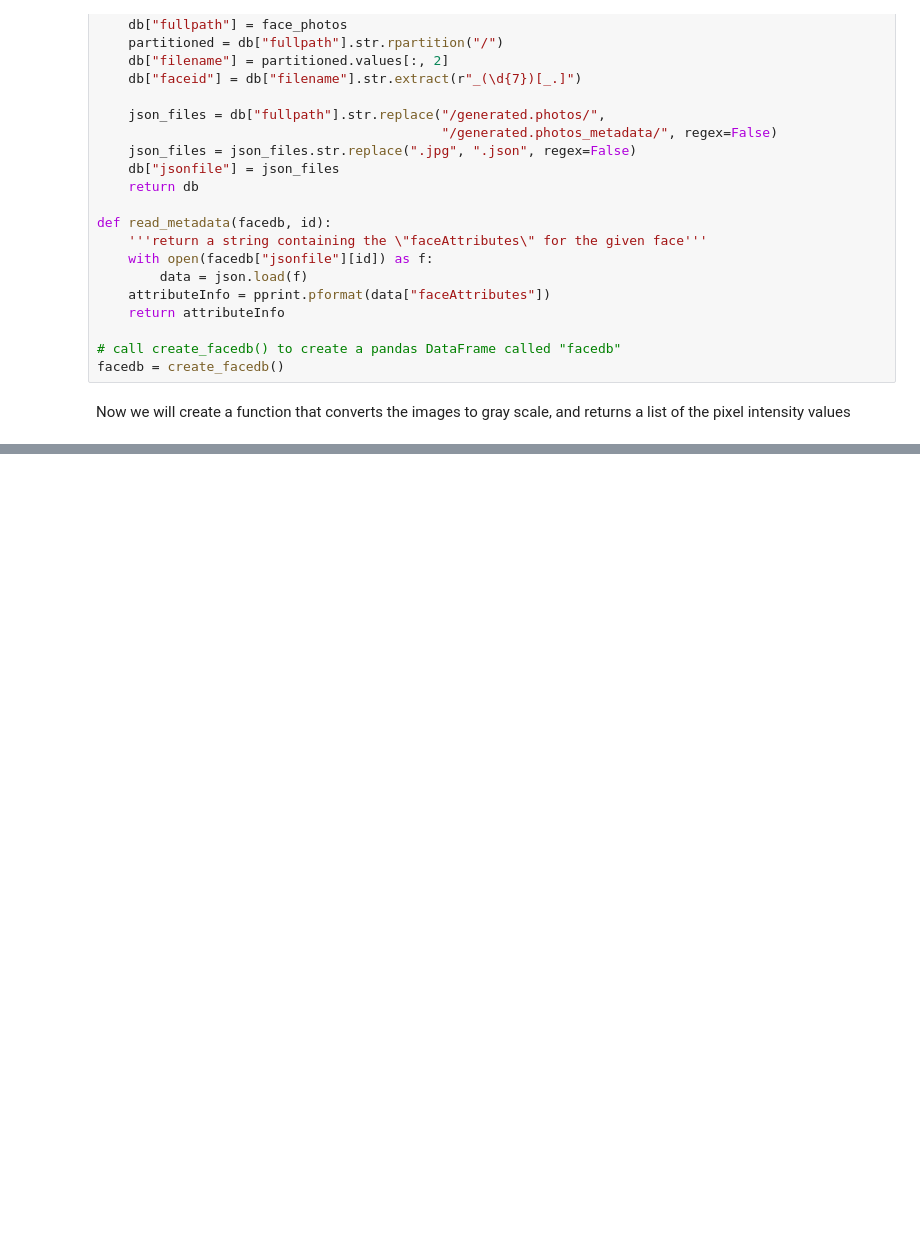
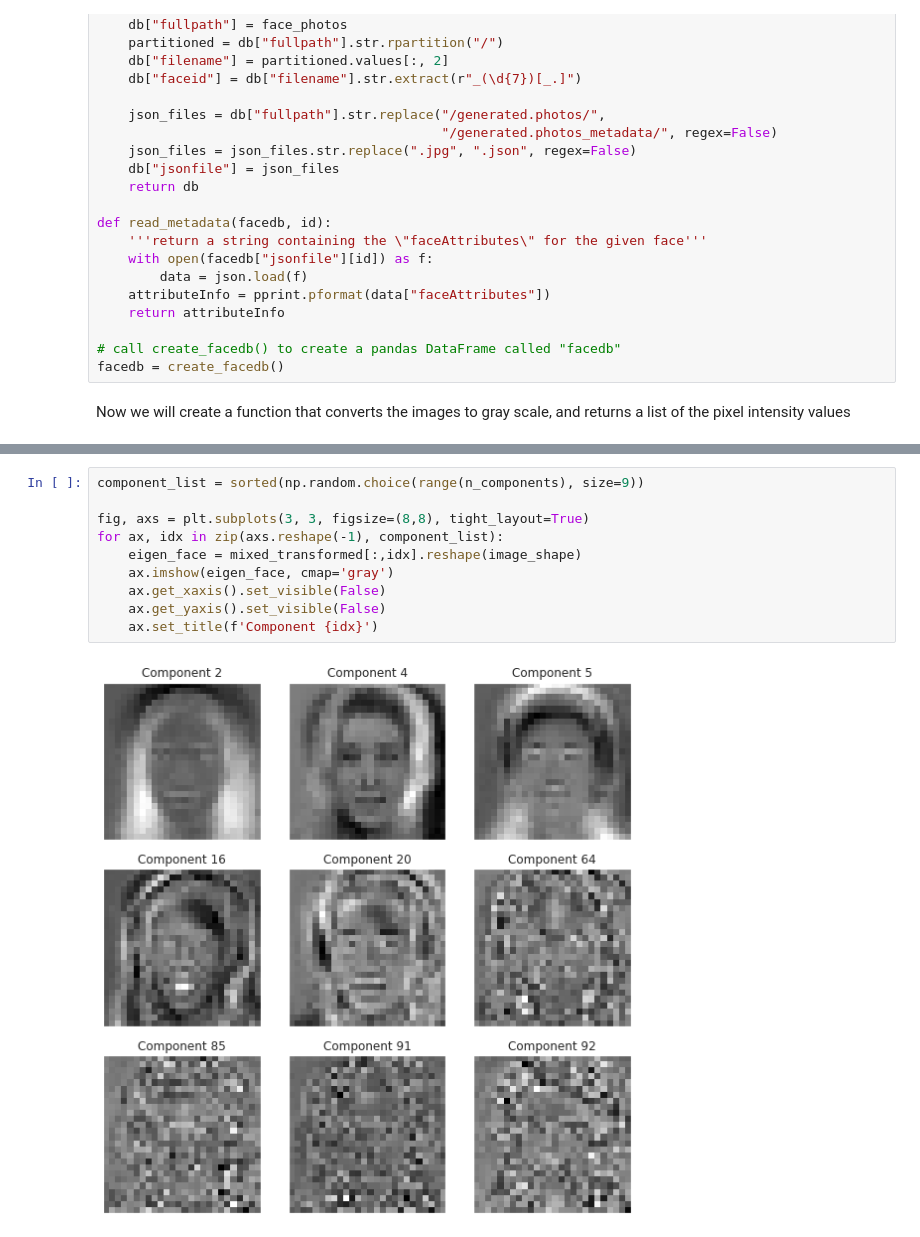
Before and after one commit to ntolley/ds_examples, a Jupyter notebook: PCA.ipynb, the cells around one changed output, grey strips where cells are left out. Saved outputs shown, nothing was run; the diff lists cells and outputs as text; blank space fills up the shorter version.

Commit message:
Add eigenface example

```diff
--- a/PCA.ipynb
+++ b/PCA.ipynb
@@ -71,0 +85,12 @@ plt.imshow(image_list[5], cmap='gray')
+# %%
+component_list = sorted(np.random.choice(range(n_components), size=9))
+
+fig, axs = plt.subplots(3, 3, figsize=(8,8), tight_layout=True)
+for ax, idx in zip(axs.reshape(-1), component_list):
+    eigen_face = mixed_transformed[:,idx].reshape(image_shape)
+    ax.imshow(eigen_face, cmap='gray')
+    ax.get_xaxis().set_visible(False)
+    ax.get_yaxis().set_visible(False)
+    ax.set_title(f'Component {idx}')
+# %% [output]
+[figure, added]
```
Also changed, not shown: parts of 5 cells of this notebook.
